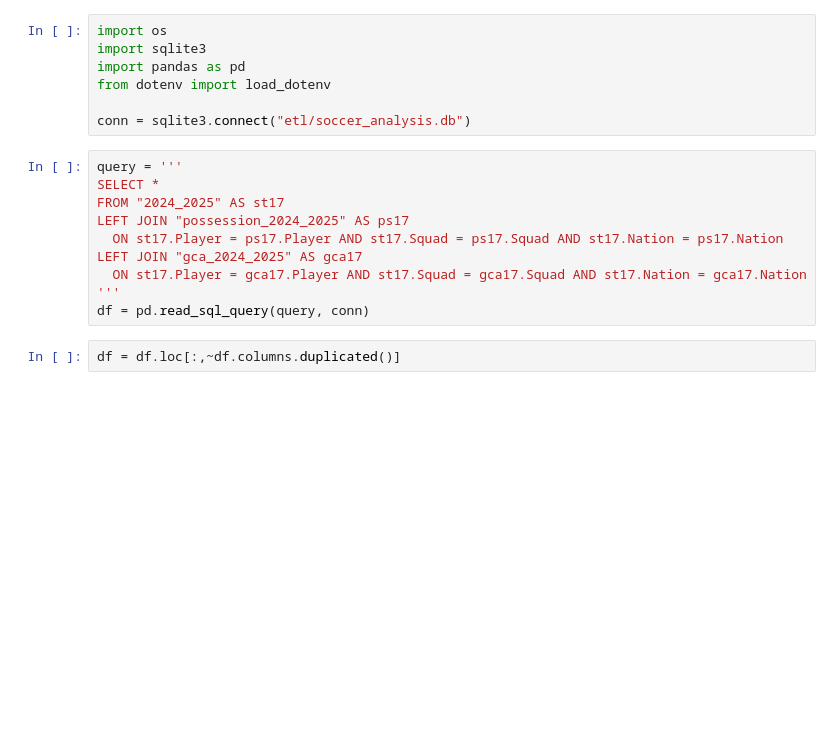
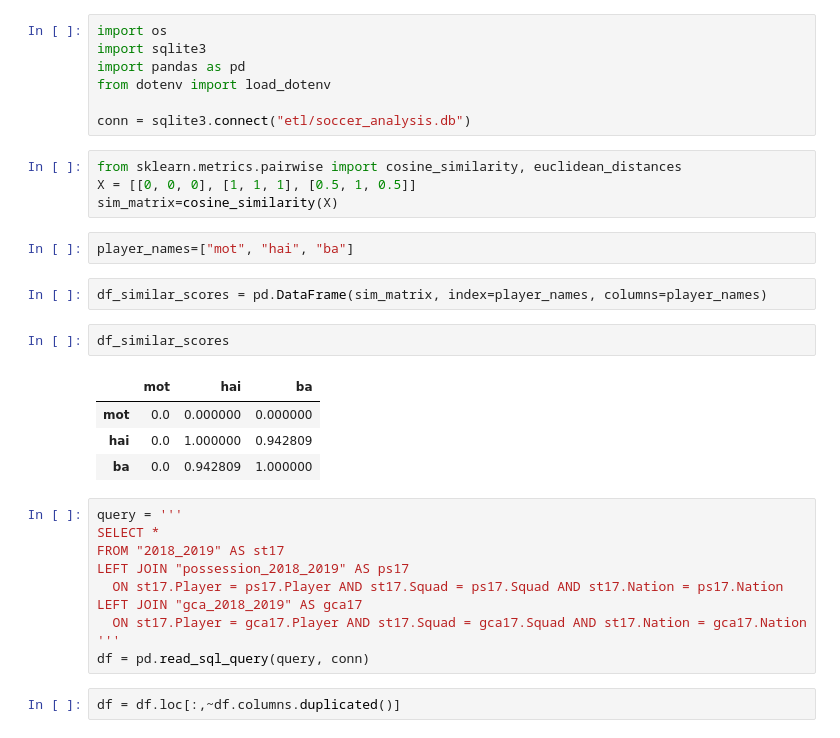
Before and after one commit to phamkinhquoc2002/soccer_analysis, a Jupyter notebook: testing.ipynb, the cells around one changed output. Saved outputs shown, nothing was run; the diff lists cells and outputs as text; blank space fills up the shorter version.

```diff
--- a/testing.ipynb
+++ b/testing.ipynb
@@ -5,13 +5,28 @@ import pandas as pd
 from dotenv import load_dotenv
 
 conn = sqlite3.connect("etl/soccer_analysis.db")
+# %%
+from sklearn.metrics.pairwise import cosine_similarity, euclidean_distances
+X = [[0, 0, 0], [1, 1, 1], [0.5, 1, 0.5]]
+sim_matrix=cosine_similarity(X)
+# %%
+player_names=["mot", "hai", "ba"]
+# %%
+df_similar_scores = pd.DataFrame(sim_matrix, index=player_names, columns=player_names)
+# %%
+df_similar_scores
+# %% [output]
+|  | mot | hai | ba |
+| mot | 0.0 | 0.000000 | 0.000000 |
+| hai | 0.0 | 1.000000 | 0.942809 |
+| ba | 0.0 | 0.942809 | 1.000000 |
 # %%
 query = '''
 SELECT *
-FROM "2024_2025" AS st17
-LEFT JOIN "possession_2024_2025" AS ps17
+FROM "2018_2019" AS st17
+LEFT JOIN "possession_2018_2019" AS ps17
   ON st17.Player = ps17.Player AND st17.Squad = ps17.Squad AND st17.Nation = ps17.Nation
-LEFT JOIN "gca_2024_2025" AS gca17
+LEFT JOIN "gca_2018_2019" AS gca17
   ON st17.Player = gca17.Player AND st17.Squad = gca17.Squad AND st17.Nation = gca17.Nation
 '''
 df = pd.read_sql_query(query, conn)
```
Also changed, not shown: parts of 5 cells of this notebook, 15 other files.
